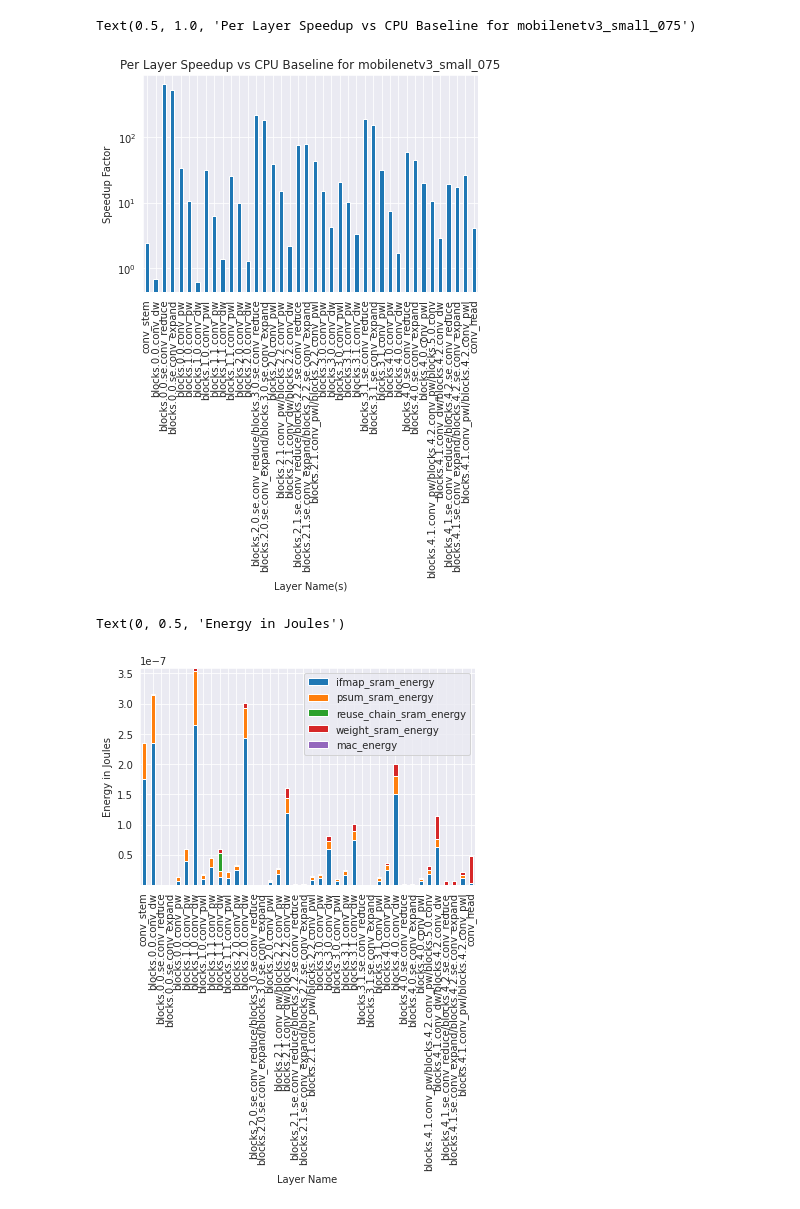
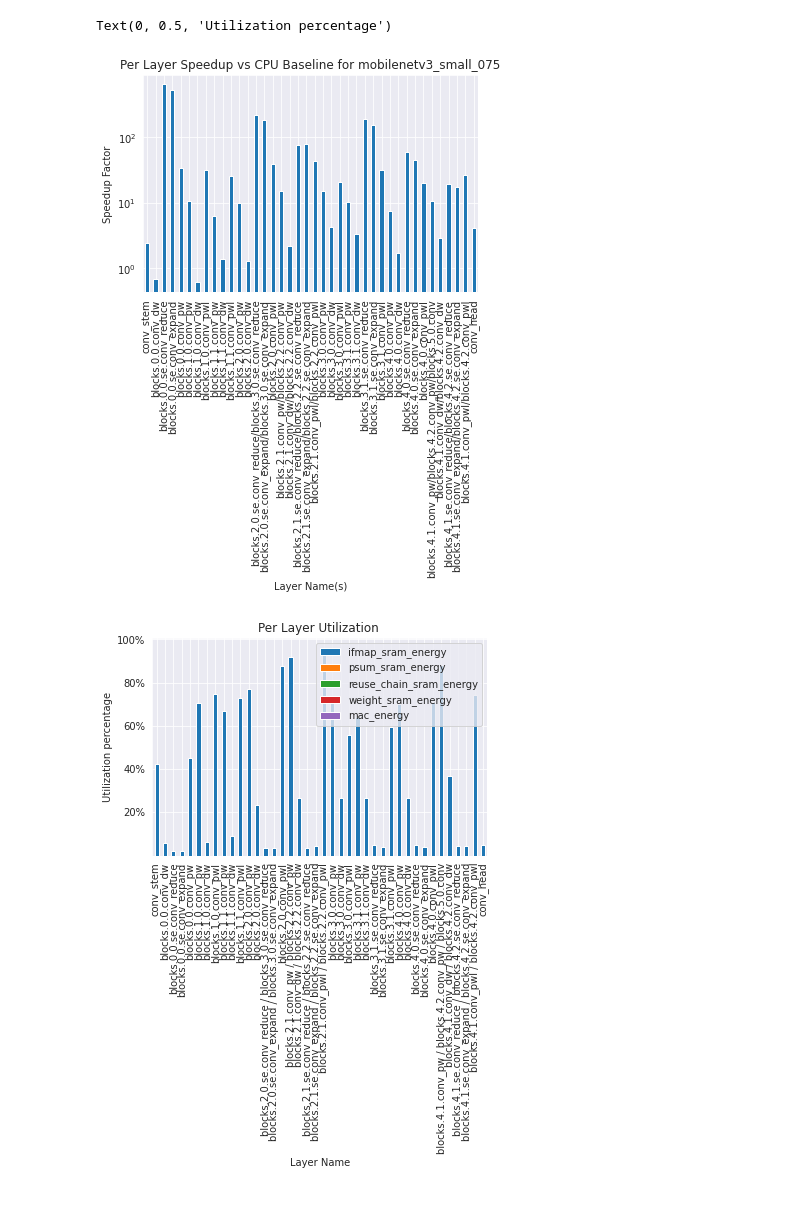
Before and after one commit to asultan123/hero-sim, a Jupyter notebook: scripts/playground.ipynb, the cells around one changed output. Drawn from its saved outputs; the diff is of its cells as text; code cells hidden in the pictures.

```diff
--- a/scripts/playground.ipynb
+++ b/scripts/playground.ipynb
@@ -125,32 +296,38 @@ with open("../data/model_unique_layers_tracker.pickle", "rb") as file:
 # %%
+from generate_layer_properties import ConvLayer, LinearLayer
+with open("../data/model_unique_layers_tracker.pickle", "rb") as file:
+    model_unique_layers_tracker = pickle.load(file)
+
 model_name = "mobilenetv3_small_075"
 combined_model_metrics = {}
 for group_idx, layer_names in model_unique_layers_tracker[model_name].items():
     group_metrics = arch_metrics.loc[([model_name],layer_names), : ].mean()
     combined_layer_names = '/'.join(layer_names)
     combined_model_metrics[combined_layer_names] = group_metrics.to_dict()
 combined_model_df = pd.DataFrame.from_dict(combined_model_metrics, orient='index')
-plt = combined_model_df.loc[:, 'speedup'].plot(kind='bar')
-plt.set_yscale('log', base=10)
-plt.set_ylabel('Speedup Factor')
-plt.set_xlabel('Layer Name(s)')
-plt.set_title(f"Per Layer Speedup vs CPU Baseline for {model_name}")
+speedup_plt = combined_model_df.loc[:, 'speedup'].plot(kind='bar')
+speedup_plt.set_yscale('log', base=10)
+speedup_plt.set_ylabel('Speedup Factor')
+speedup_plt.set_xlabel('Layer Name(s)')
+speedup_plt.set_title(f"Per Layer Speedup vs CPU Baseline for {model_name}")
+
+combined_model_metrics = {}
+for group_idx, layer_names in model_unique_layers_tracker[model_name].items():
+    group_metrics = arch_metrics.loc[([model_name],layer_names), : ].mean()
+    combined_layer_names = ' / '.join(layer_names)
+    combined_model_metrics[combined_layer_names] = group_metrics.to_dict()
+combined_model_df = pd.DataFrame.from_dict(combined_model_metrics, orient='index')
+
+energy_plt = combined_model_df.loc[:, ["ifmap_sram_energy", "psum_sram_energy", "reuse_chain_sram_energy", "weight_sram_energy", "mac_energy"]].plot(kind='bar', stacked=True)
+energy_plt.set_xlabel('Layer Name')
+energy_plt.set_ylabel('Energy in Joules')
+
+util_plt = combined_model_df.loc[:, 'util'].mul(100).plot(kind='bar')
+util_plt.set_title("Per Layer Utilization ")
+util_plt.yaxis.set_major_formatter(mtick.PercentFormatter())
+util_plt.set_xlabel('Layer Name')
+util_plt.set_ylabel('Utilization percentage')
 # %% [output]
-Text(0.5, 1.0, 'Per Layer Speedup vs CPU Baseline for mobilenetv3_small_075')
+Text(0, 0.5, 'Utilization percentage')
 [figure]
+[figure, added]
-# %%
-
-combined_model_metrics = {}
-for group_idx, layer_names in model_unique_layers_tracker[model_name].items():
-    group_metrics = arch_metrics.loc[([model_name],layer_names), : ].mean()
-    combined_layer_names = '/'.join(layer_names)
-    combined_model_metrics[combined_layer_names] = group_metrics.to_dict()
-combined_model_df = pd.DataFrame.from_dict(combined_model_metrics, orient='index')
-
-plt = combined_model_df.loc[:, ["ifmap_sram_energy", "psum_sram_energy", "reuse_chain_sram_energy", "weight_sram_energy", "mac_energy"]].plot(kind='bar', stacked=True)
-# plt.set_yscale('log', base=10)
-plt.set_xlabel('Layer Name')
-plt.set_ylabel('Energy in Joules')
-# %% [output]
-Text(0, 0.5, 'Energy in Joules')
-[figure, removed]
```
Also changed, not shown: parts of 25 cells of this notebook.
